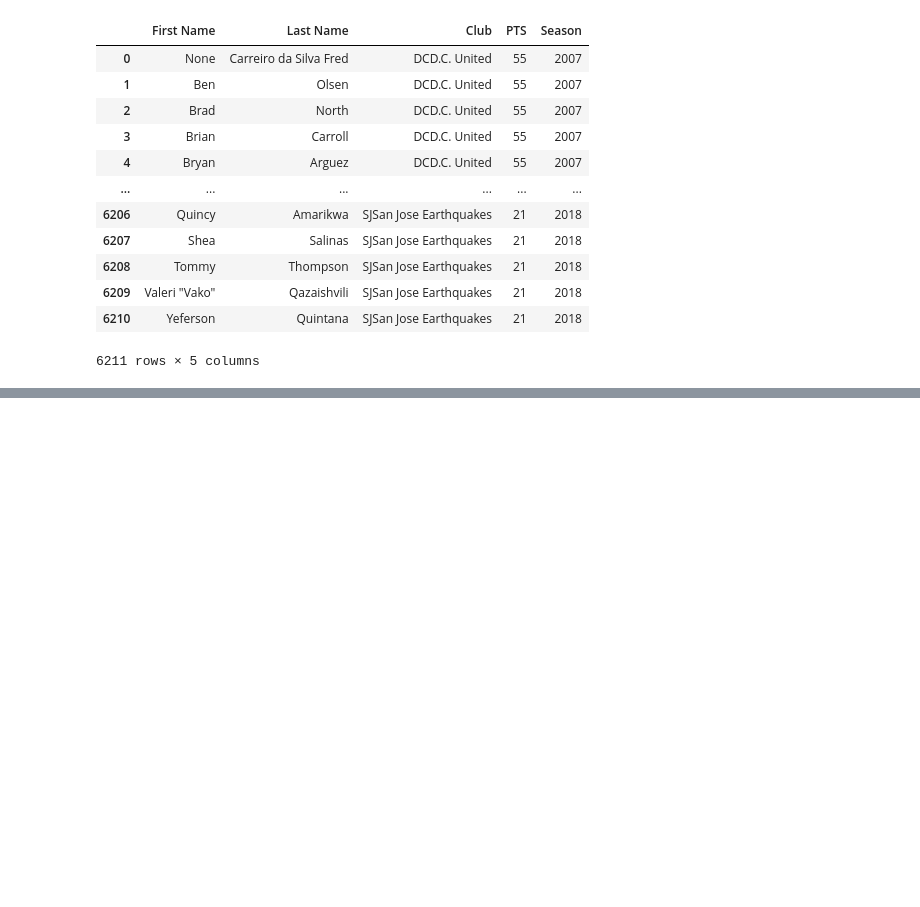
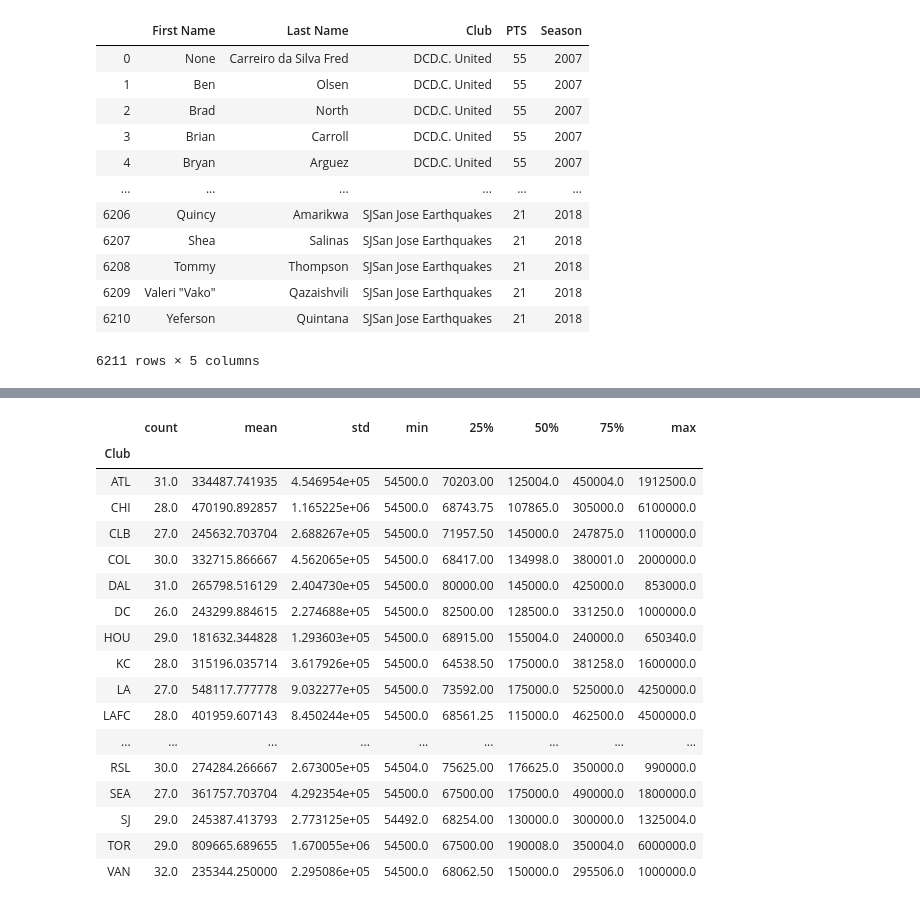
Before and after one commit to kyraha/UMN_PR02_ETL, a Jupyter notebook: ETL_KD/ETL_MLS_Salaries.ipynb, the cells around one changed output, grey strips where cells are left out. Cells and saved outputs as stored; diff of their text form; code cells hidden in the pictures; blank space fills up the shorter version.

```diff
--- a/ETL_KD/ETL_MLS_Salaries.ipynb
+++ b/ETL_KD/ETL_MLS_Salaries.ipynb
@@ -150,0 +190,22 @@ sample
+# %%
+sal2018club = sal2018.groupby("Club")["Base Salary"]
+sal2018club.describe()
+# %% [output]
+|  | count | mean | std | min | 25% | 50% | 75% | max |
+| Club |  |  |  |  |  |  |  |  |
+| ATL | 31.0 | 334487.741935 | 4.546954e+05 | 54500.0 | 70203.00 | 125004.0 | 450004.0 | 1912500.0 |
+| CHI | 28.0 | 470190.892857 | 1.165225e+06 | 54500.0 | 68743.75 | 107865.0 | 305000.0 | 6100000.0 |
+| CLB | 27.0 | 245632.703704 | 2.688267e+05 | 54500.0 | 71957.50 | 145000.0 | 247875.0 | 1100000.0 |
+| COL | 30.0 | 332715.866667 | 4.562065e+05 | 54500.0 | 68417.00 | 134998.0 | 380001.0 | 2000000.0 |
+| DAL | 31.0 | 265798.516129 | 2.404730e+05 | 54500.0 | 80000.00 | 145000.0 | 425000.0 | 853000.0 |
+| DC | 26.0 | 243299.884615 | 2.274688e+05 | 54500.0 | 82500.00 | 128500.0 | 331250.0 | 1000000.0 |
+| HOU | 29.0 | 181632.344828 | 1.293603e+05 | 54500.0 | 68915.00 | 155004.0 | 240000.0 | 650340.0 |
+| KC | 28.0 | 315196.035714 | 3.617926e+05 | 54500.0 | 64538.50 | 175000.0 | 381258.0 | 1600000.0 |
+| LA | 27.0 | 548117.777778 | 9.032277e+05 | 54500.0 | 73592.00 | 175000.0 | 525000.0 | 4250000.0 |
+| LAFC | 28.0 | 401959.607143 | 8.450244e+05 | 54500.0 | 68561.25 | 115000.0 | 462500.0 | 4500000.0 |
+| ... | ... | ... | ... | ... | ... | ... | ... | ... |
+| RSL | 30.0 | 274284.266667 | 2.673005e+05 | 54504.0 | 75625.00 | 176625.0 | 350000.0 | 990000.0 |
+| SEA | 27.0 | 361757.703704 | 4.292354e+05 | 54500.0 | 67500.00 | 175000.0 | 490000.0 | 1800000.0 |
+| SJ | 29.0 | 245387.413793 | 2.773125e+05 | 54492.0 | 68254.00 | 130000.0 | 300000.0 | 1325004.0 |
+| TOR | 29.0 | 809665.689655 | 1.670055e+06 | 54500.0 | 67500.00 | 190008.0 | 350004.0 | 6000000.0 |
+| VAN | 32.0 | 235344.250000 | 2.295086e+05 | 54500.0 | 68062.50 | 150000.0 | 295506.0 | 1000000.0 |
```
Also changed, not shown: parts of 3 cells of this notebook, 2 other files.
